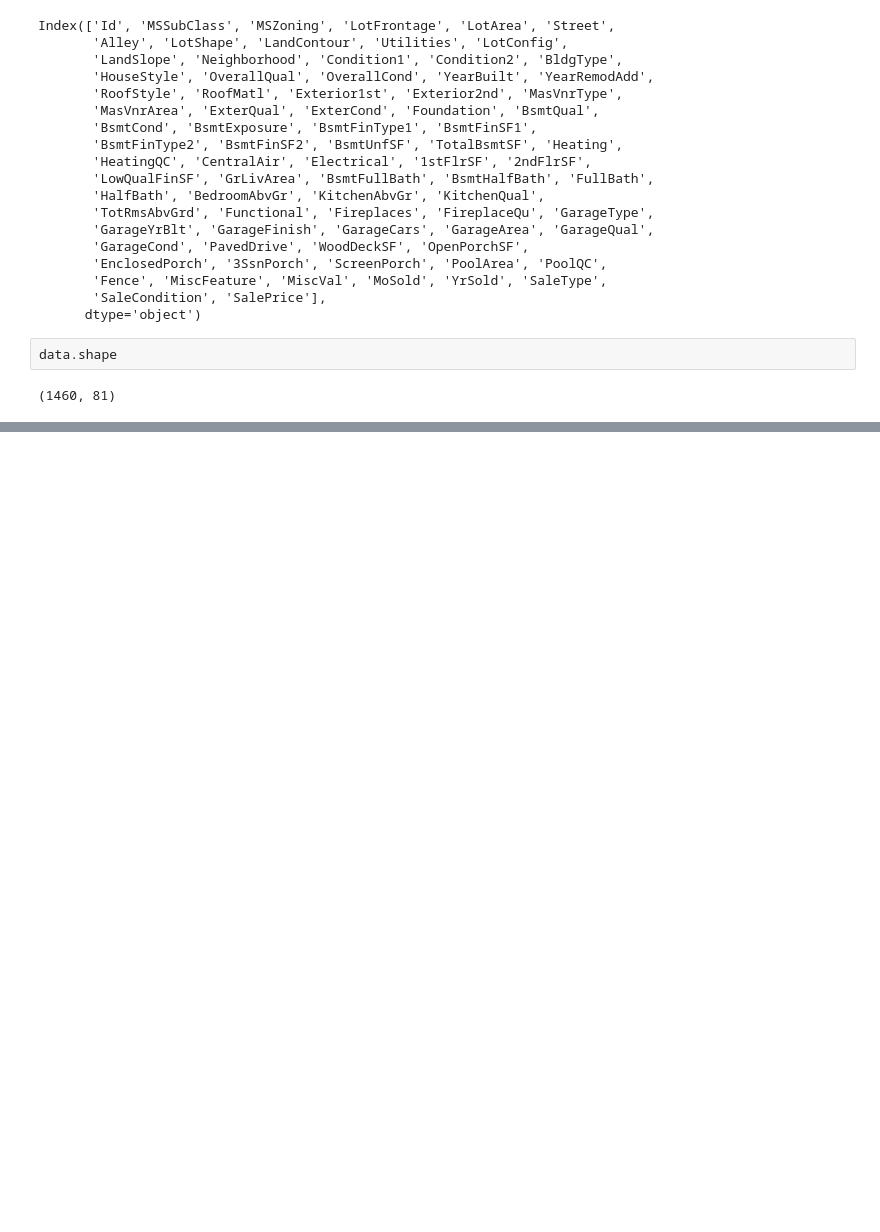
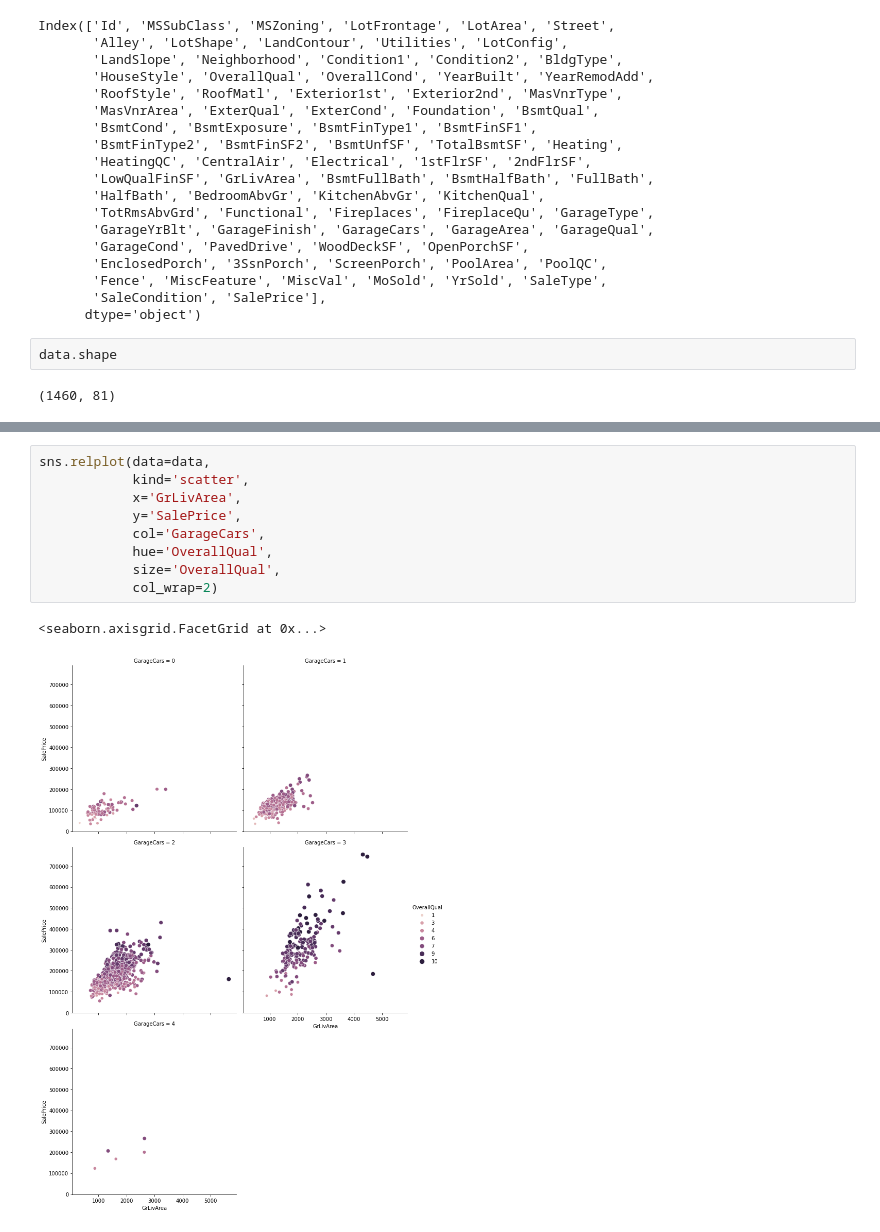
Before and after one commit to rogovich/2022_POL_Data_Analysis_in_Python, a Jupyter notebook: @In-Class_Notebooks/2022.04.26/2022_04_19.ipynb, the cells around one changed output, grey strips where cells are left out. Cells and saved outputs as stored; diff of their text form; blank space fills up the shorter version.

```diff
--- a/@In-Class_Notebooks/2022.04.26/2022_04_19.ipynb
+++ b/@In-Class_Notebooks/2022.04.26/2022_04_19.ipynb
@@ -42,0 +99,12 @@ data.shape
+# %%
+sns.relplot(data=data,
+            kind='scatter',
+            x='GrLivArea',
+            y='SalePrice',
+            col='GarageCars',
+            hue='OverallQual',
+            size='OverallQual',
+            col_wrap=2)
+# %% [output]
+<seaborn.axisgrid.FacetGrid at 0x...>
+[figure, added]
```
Also changed, not shown: parts of 7 cells of this notebook, 2 other files.
